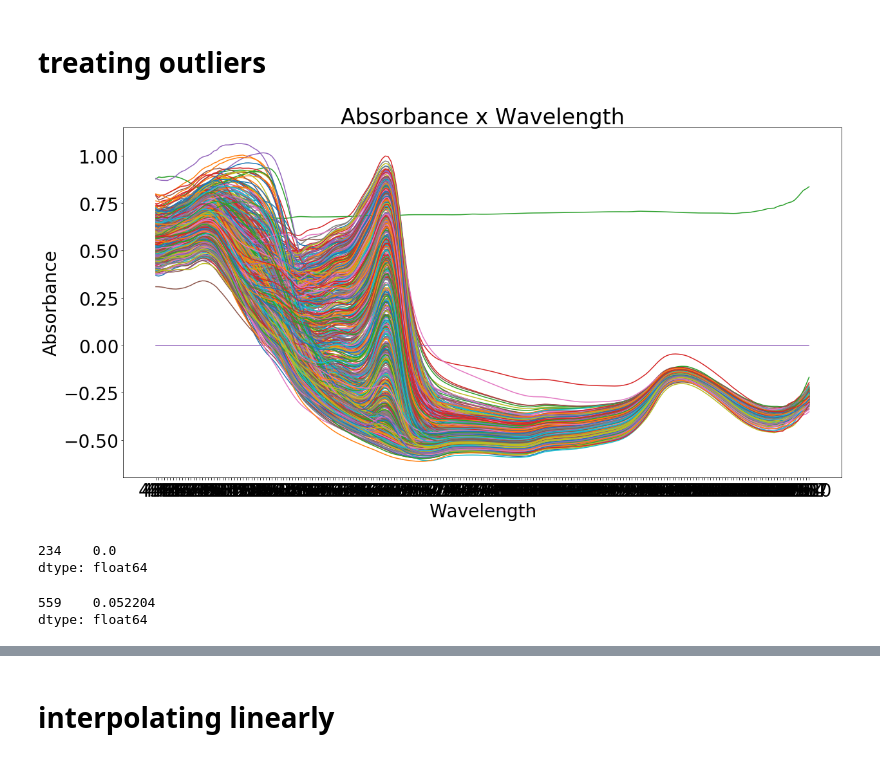
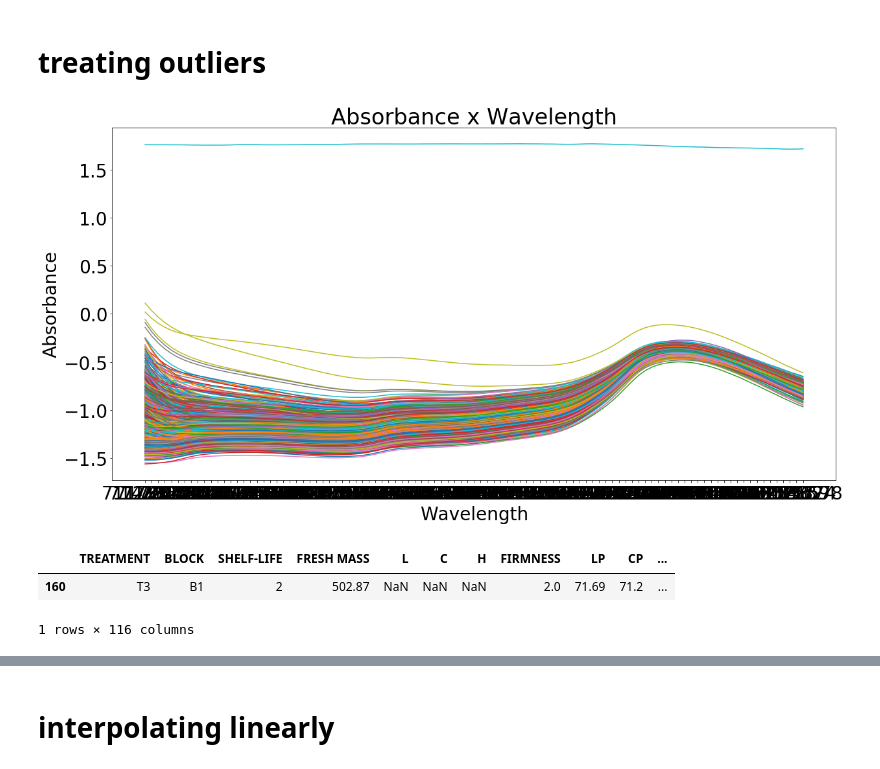
Before and after one commit to danielesreis/pibic-2018, a Jupyter notebook: notebooks/2. data_treatment.ipynb, the cells around one changed output, grey strips where cells are left out. Saved outputs shown, nothing was run; the diff lists cells and outputs as text; code cells hidden in the pictures.

```diff
--- a/notebooks/2. data_treatment.ipynb
+++ b/notebooks/2. data_treatment.ipynb
@@ -51,2 +33,9 @@ abs_data = abs_data.loc[:,'435':'1110']
+# %%
+wvls = list(df.loc[:, '711.2805':'1038578'].columns.values)
+info = list(df.columns[:14].values)
+# %%
+all_cols = info + wvls
+# %%
+df = df.loc[:, all_cols]
 # %% [markdown]
 # treating outliers
@@ -56,4 +42,7 @@ outliers = outliers.append(abs_data[abs_data.values < -50])
+# %%
+outliers = df[wvls][df[wvls].values > 5]
+outliers = outliers.append(df[wvls][df[wvls].values < -5])
 # %%
-plot(abs_data.drop(outliers.index))
+plot(df.drop(outliers.index)[wvls])
 # %% [output]
-[figure, old version]
+[figure, new version]
@@ -67,5 +48,0 @@ arr = abs_data.std(axis=1)
-# %%
-arr[arr == 0]
-# %% [output]
-234    0.0
-dtype: float64
@@ -82,5 +48,0 @@ arr = abs_data.drop(outliers.index).std(axis=1)
-# %%
-arr[arr < 0.1]
-# %% [output]
-559    0.052204
-dtype: float64
@@ -92,0 +53,6 @@ qua_data.reset_index(inplace=True, drop=True)
+# %%
+df.loc[df['stupid'] == max(df['stupid'])]
+# %% [output]
+|  | TREATMENT | BLOCK | SHELF-LIFE | FRESH MASS | L | C | H | FIRMNESS | LP | CP | ... |
+| 160 | T3 | B1 | 2 | 502.87 | NaN | NaN | NaN | 2.0 | 71.69 | 71.2 | ... |
+1 rows × 116 columns
```
Also changed, not shown: parts of 37 cells of this notebook, 4 other files.
